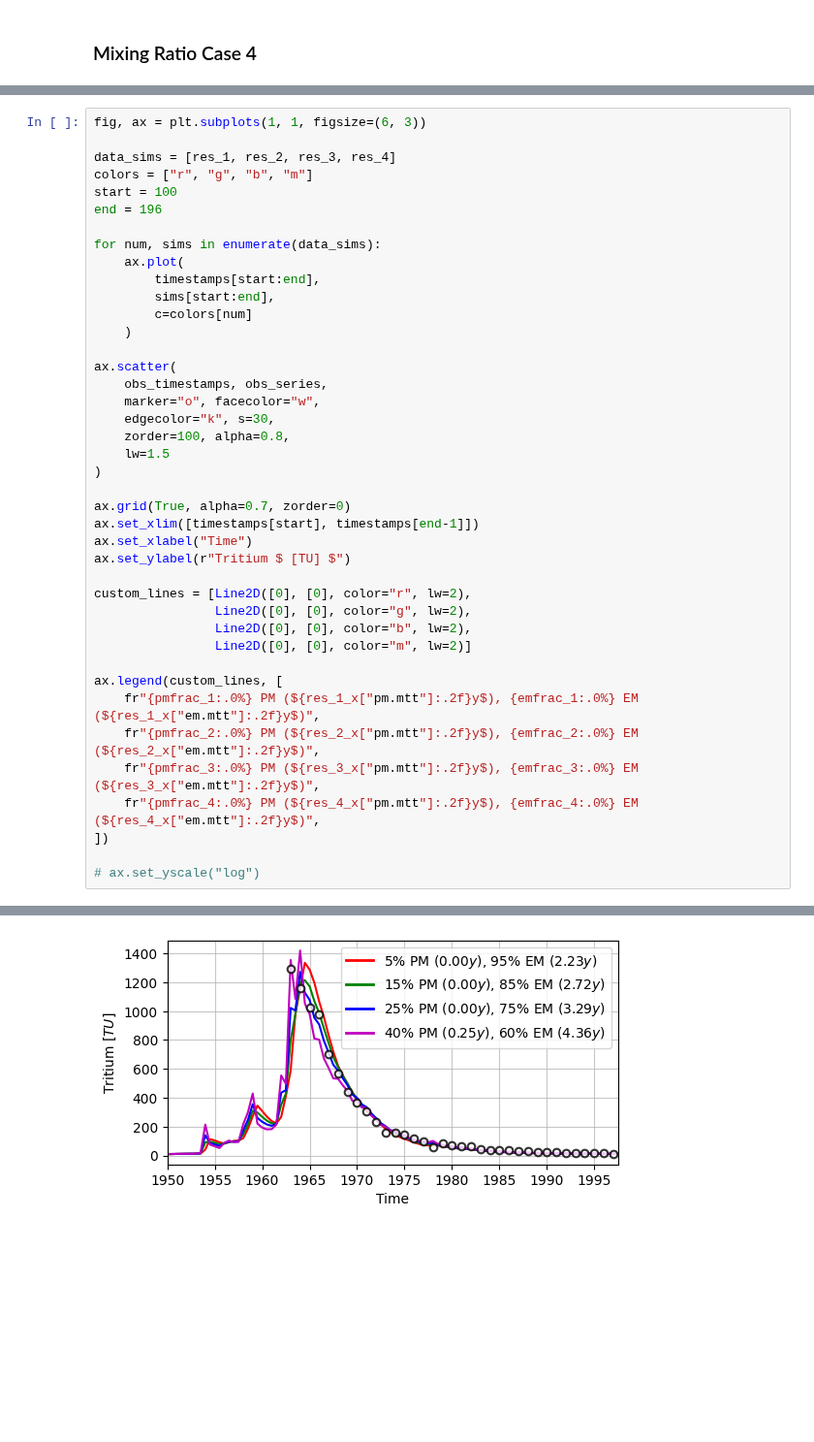
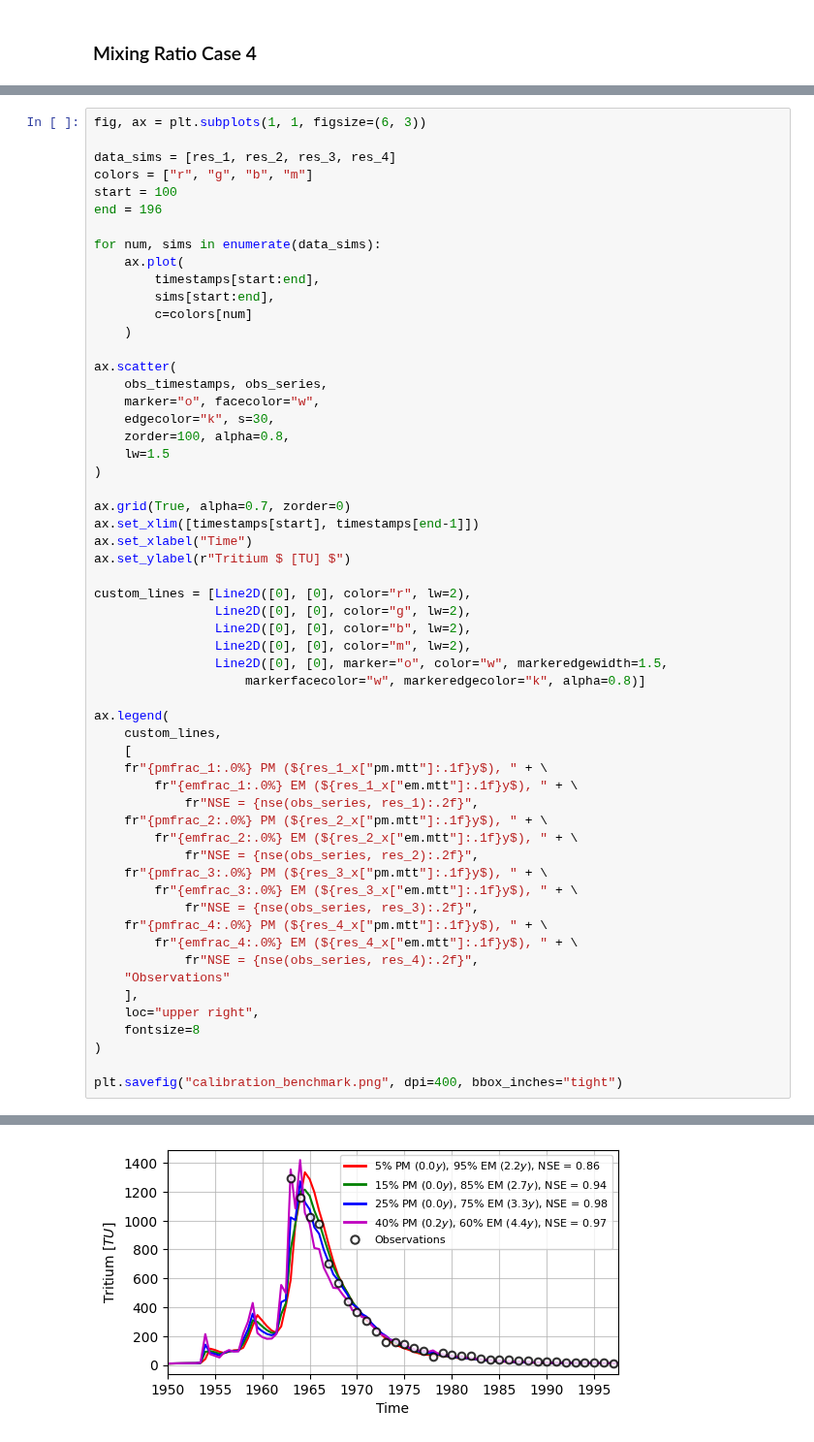
Before and after one commit to iGW-TU-Dresden/PyTracerLab, a Jupyter notebook: docs/examples/example_07.ipynb, the cells around one changed output, grey strips where cells are left out. Shown at 97% size. Drawn from its saved outputs; the diff is of its cells as text; blank space fills up the shorter version.

Commit message:
update benchmark example

```diff
--- a/docs/examples/example_07.ipynb
+++ b/docs/examples/example_07.ipynb
@@ -1086,14 +1032,30 @@ ax.set_ylabel(r"Tritium $ [TU] $")
 custom_lines = [Line2D([0], [0], color="r", lw=2),
                 Line2D([0], [0], color="g", lw=2),
                 Line2D([0], [0], color="b", lw=2),
-                Line2D([0], [0], color="m", lw=2)]
+                Line2D([0], [0], color="m", lw=2),
+                Line2D([0], [0], marker="o", color="w", markeredgewidth=1.5,
+                    markerfacecolor="w", markeredgecolor="k", alpha=0.8)]
 
-ax.legend(custom_lines, [
-    fr"{pmfrac_1:.0%} PM (${res_1_x["pm.mtt"]:.2f}y$), {emfrac_1:.0%} EM (${res_1_x["em.mtt"]:.2f}y$)",
-    fr"{pmfrac_2:.0%} PM (${res_2_x["pm.mtt"]:.2f}y$), {emfrac_2:.0%} EM (${res_2_x["em.mtt"]:.2f}y$)",
-    fr"{pmfrac_3:.0%} PM (${res_3_x["pm.mtt"]:.2f}y$), {emfrac_3:.0%} EM (${res_3_x["em.mtt"]:.2f}y$)",
-    fr"{pmfrac_4:.0%} PM (${res_4_x["pm.mtt"]:.2f}y$), {emfrac_4:.0%} EM (${res_4_x["em.mtt"]:.2f}y$)",
-])
+ax.legend(
+    custom_lines,
+    [
+    fr"{pmfrac_1:.0%} PM (${res_1_x["pm.mtt"]:.1f}y$), " + \
+        fr"{emfrac_1:.0%} EM (${res_1_x["em.mtt"]:.1f}y$), " + \
+            fr"NSE = {nse(obs_series, res_1):.2f}",
+    fr"{pmfrac_2:.0%} PM (${res_2_x["pm.mtt"]:.1f}y$), " + \
+        fr"{emfrac_2:.0%} EM (${res_2_x["em.mtt"]:.1f}y$), " + \
+            fr"NSE = {nse(obs_series, res_2):.2f}",
+    fr"{pmfrac_3:.0%} PM (${res_3_x["pm.mtt"]:.1f}y$), " + \
+        fr"{emfrac_3:.0%} EM (${res_3_x["em.mtt"]:.1f}y$), " + \
+            fr"NSE = {nse(obs_series, res_3):.2f}",
+    fr"{pmfrac_4:.0%} PM (${res_4_x["pm.mtt"]:.1f}y$), " + \
+        fr"{emfrac_4:.0%} EM (${res_4_x["em.mtt"]:.1f}y$), " + \
+            fr"NSE = {nse(obs_series, res_4):.2f}",
+    "Observations"
+    ],
+    loc="upper right",
+    fontsize=8
+)
 
-# ax.set_yscale("log")
+plt.savefig("calibration_benchmark.png", dpi=400, bbox_inches="tight")
 # %% [output]
@@ -1101 +1062 @@ ax.legend(custom_lines, [
-[figure, old version]
+[figure, new version]
```
Also changed, not shown: parts of 9 cells of this notebook, 3 other files.
